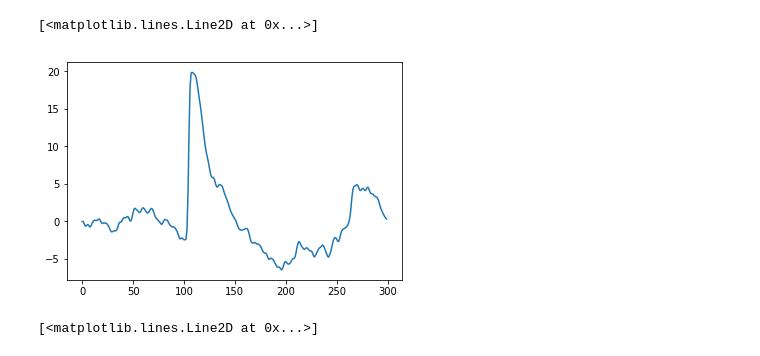
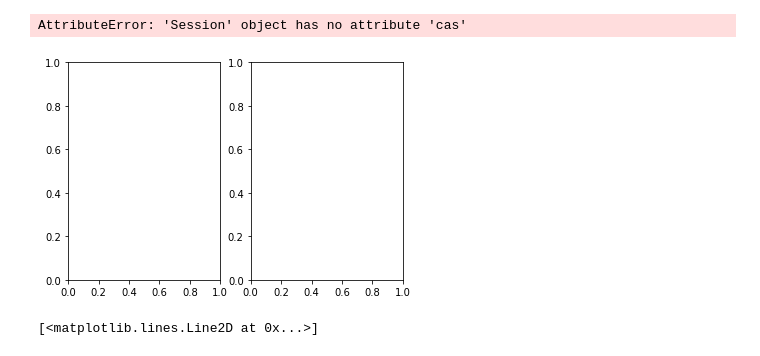
Before and after one commit to mccutcheonlab/PPP_analysis, a Jupyter notebook: notebooks/process_rat.ipynb, the cells around one changed output. Saved outputs shown, nothing was run; the diff lists cells and outputs as text; code cells hidden in the pictures.

```diff
--- a/notebooks/process_rat.ipynb
+++ b/notebooks/process_rat.ipynb
@@ -15,9 +15,19 @@ test_sessions = metafile2sessions("..\\data\\test.xlsx",
                                   "..\\data\\test",
                                   "..\\data\\",
                                   "..\\output\\")
+# %%
+ppp4_sessions = metafile2sessions('D:\\DA_and_Reward\\gc214\\PPP4\\PPP4.xlsx',
+                                  'D:\\DA_and_Reward\\gc214\\PPP4\\PPP4_metafile',
+                                  'D:\\DA_and_Reward\\gc214\\PPP4\\tdtfiles\\',
+                                  'D:\\DA_and_Reward\\gc214\\PPP4\\output\\',
+                                  sheetname='PPP4_metafile')
 # %%
 test_sessions
-s = test_sessions['PPP1-7_s10']
+# s = test_sessions['PPP1-7_s10'] # for testing PPP1
+# s = test_sessions['PPP1-7_s10'] # for testing PPP3
+
+s = ppp4_sessions['PPP4-4_s10'] # for testing different rats in PPP4
+
 s.loaddata()
 s.data_filt = correctforbaseline(s.data, s.dataUV)
 s.setticks()
@@ -95,9 +93,11 @@ s.side2subs()
 # %%
-f, ax = plt.subplots()
-ax.plot(s.cas['snips_sipper']['filt_avg_z'])
+f, ax = plt.subplots(ncols=2)
+ax[0].plot(s.cas['snips_sipper']['filt_avg_z'])
+for trial in s.cas['snips_sipper']['filt_z']:
+    ax[1].plot(trial)
 # %% [output]
-[<matplotlib.lines.Line2D at 0x...>]
+AttributeError: 'Session' object has no attribute 'cas'
-[figure, old version]
+[figure, new version]
 # %%
 f, ax = plt.subplots(ncols=3, figsize=(12, 3))
 ax[0].plot(s.data, color='blue')
```
Also changed, not shown: parts of 3 cells of this notebook, 4 other files.
